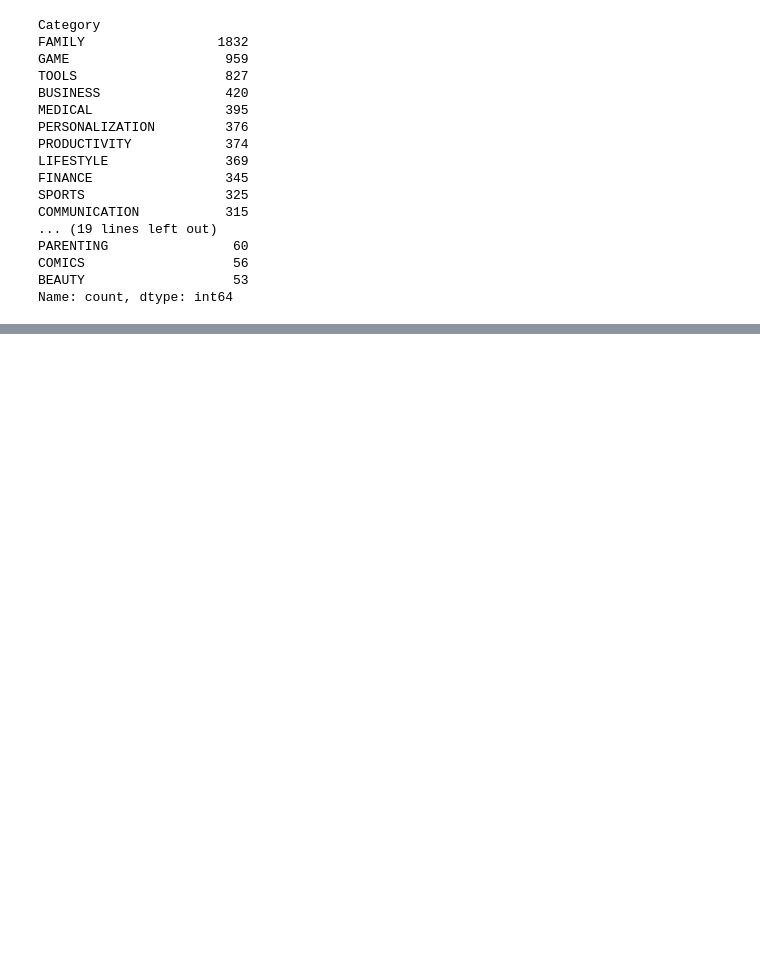
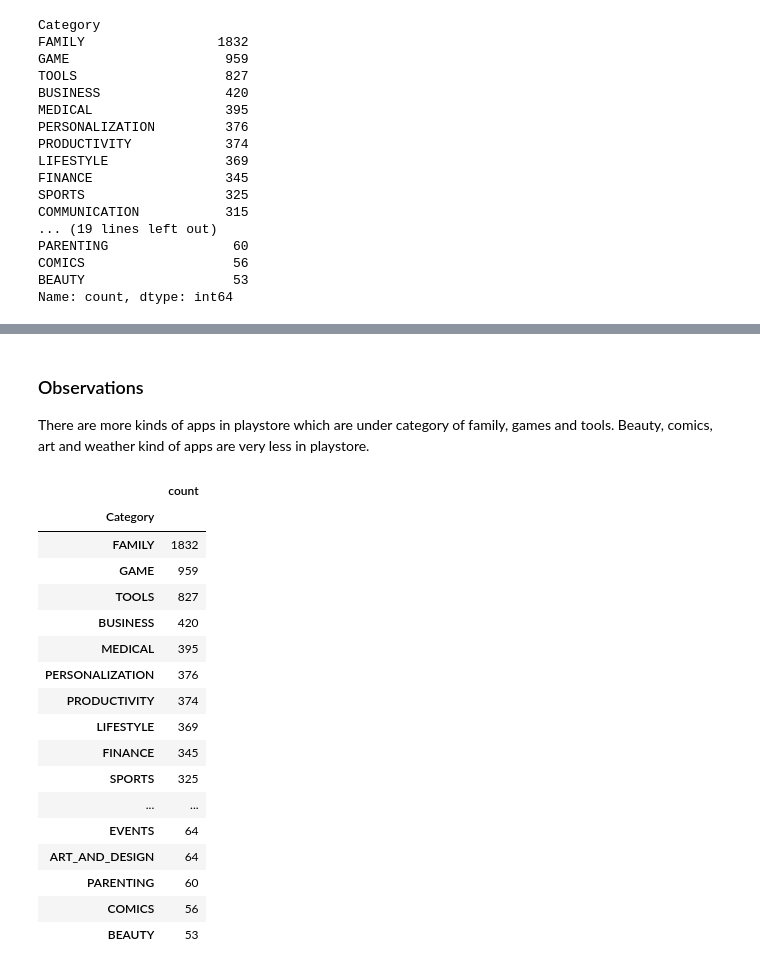
Before and after one commit to Niraj7272/DataScience, a Jupyter notebook: Practice/plalystore_EDA.ipynb, the cells around one changed output, grey strips where cells are left out. Saved outputs shown, nothing was run; the diff lists cells and outputs as text; code cells hidden in the pictures; blank space fills up the shorter version.

```diff
--- a/Practice/plalystore_EDA.ipynb
+++ b/Practice/plalystore_EDA.ipynb
@@ -550,0 +557,28 @@ Name: count, dtype: int64
+# %% [markdown]
+### Observations
+
+There are more kinds of apps in playstore which are under category of family, games and tools.
+Beauty, comics, art and weather kind of apps are very less in playstore.
+# %%
+# Top 10 App Categories
+category = pd.DataFrame(df_copy['Category'].value_counts())
+category
+# %% [output]
+|  | count |
+| Category |  |
+| FAMILY | 1832 |
+| GAME | 959 |
+| TOOLS | 827 |
+| BUSINESS | 420 |
+| MEDICAL | 395 |
+| PERSONALIZATION | 376 |
+| PRODUCTIVITY | 374 |
+| LIFESTYLE | 369 |
+| FINANCE | 345 |
+| SPORTS | 325 |
+| ... | ... |
+| EVENTS | 64 |
+| ART_AND_DESIGN | 64 |
+| PARENTING | 60 |
+| COMICS | 56 |
+| BEAUTY | 53 |
```
Also changed, not shown: parts of 5 cells of this notebook.
